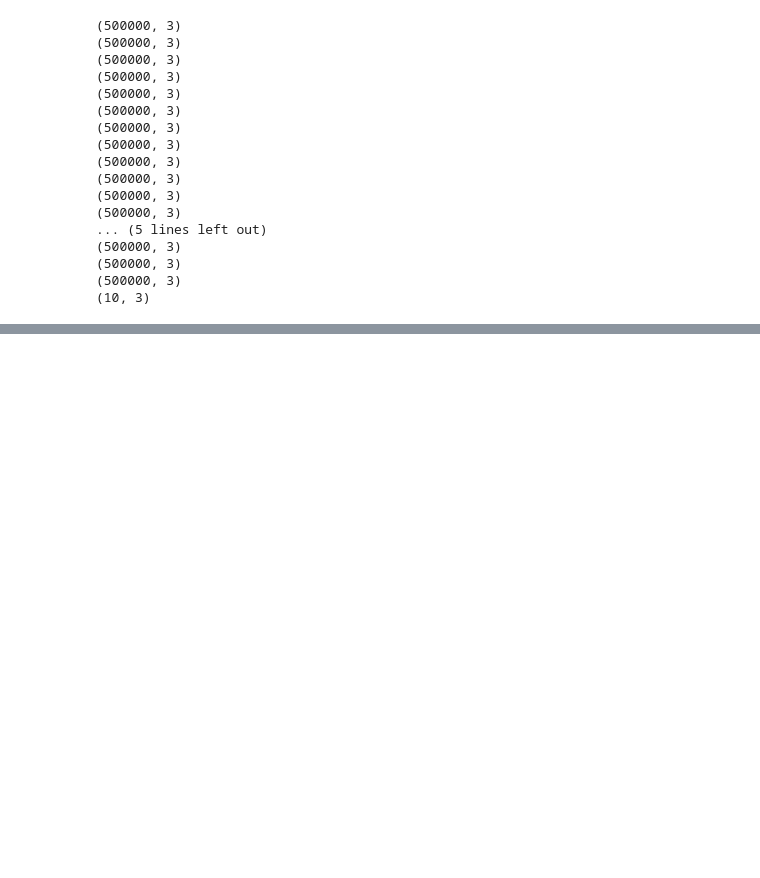
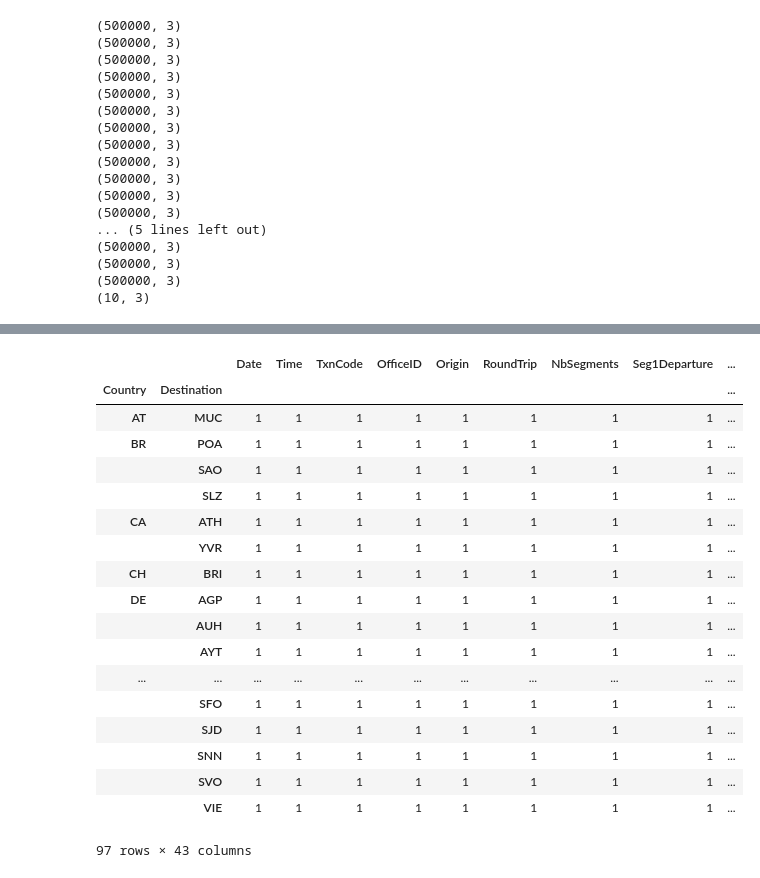
Before and after one commit to jesusparedes/DataScienceChallenge, a Jupyter notebook: SOLUCION_CHALLENGE.ipynb, the cells around one changed output, grey strips where cells are left out. Saved outputs shown, nothing was run; the diff lists cells and outputs as text; code cells hidden in the pictures; blank space fills up the shorter version.

```diff
--- a/SOLUCION_CHALLENGE.ipynb
+++ b/SOLUCION_CHALLENGE.ipynb
@@ -272,0 +328,2 @@ for gm_chunk in pd.read_csv("~/Data/challenge/bookings.csv",chunksize=c_size,sep
+# %%
+searches = pd.read_csv('searches.csv.bz2',compression='bz2',nrows=100,sep='^')
@@ -272,0 +351,22 @@ for gm_chunk in pd.read_csv("~/Data/challenge/bookings.csv",chunksize=c_size,sep
+# %%
+searches.groupby(['Country','Destination']).count()
+# %% [output]
+|  |  | Date | Time | TxnCode | OfficeID | Origin | RoundTrip | NbSegments | Seg1Departure | ... |
+| Country | Destination |  |  |  |  |  |  |  |  | ... |
+| AT | MUC | 1 | 1 | 1 | 1 | 1 | 1 | 1 | 1 | ... |
+| BR | POA | 1 | 1 | 1 | 1 | 1 | 1 | 1 | 1 | ... |
+|  | SAO | 1 | 1 | 1 | 1 | 1 | 1 | 1 | 1 | ... |
+|  | SLZ | 1 | 1 | 1 | 1 | 1 | 1 | 1 | 1 | ... |
+| CA | ATH | 1 | 1 | 1 | 1 | 1 | 1 | 1 | 1 | ... |
+|  | YVR | 1 | 1 | 1 | 1 | 1 | 1 | 1 | 1 | ... |
+| CH | BRI | 1 | 1 | 1 | 1 | 1 | 1 | 1 | 1 | ... |
+| DE | AGP | 1 | 1 | 1 | 1 | 1 | 1 | 1 | 1 | ... |
+|  | AUH | 1 | 1 | 1 | 1 | 1 | 1 | 1 | 1 | ... |
+|  | AYT | 1 | 1 | 1 | 1 | 1 | 1 | 1 | 1 | ... |
+| ... | ... | ... | ... | ... | ... | ... | ... | ... | ... | ... |
+|  | SFO | 1 | 1 | 1 | 1 | 1 | 1 | 1 | 1 | ... |
+|  | SJD | 1 | 1 | 1 | 1 | 1 | 1 | 1 | 1 | ... |
+|  | SNN | 1 | 1 | 1 | 1 | 1 | 1 | 1 | 1 | ... |
+|  | SVO | 1 | 1 | 1 | 1 | 1 | 1 | 1 | 1 | ... |
+|  | VIE | 1 | 1 | 1 | 1 | 1 | 1 | 1 | 1 | ... |
+97 rows × 43 columns
```
Also changed, not shown: parts of 11 cells of this notebook, 1 other file.
